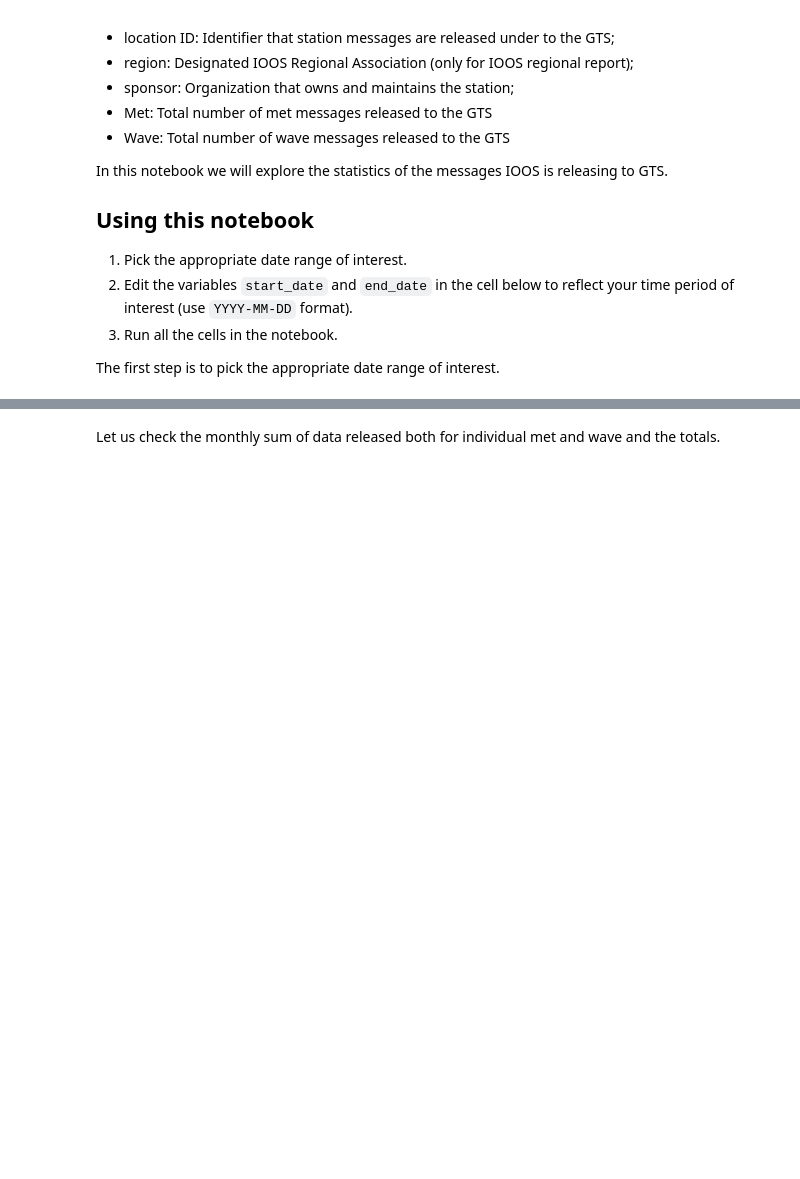
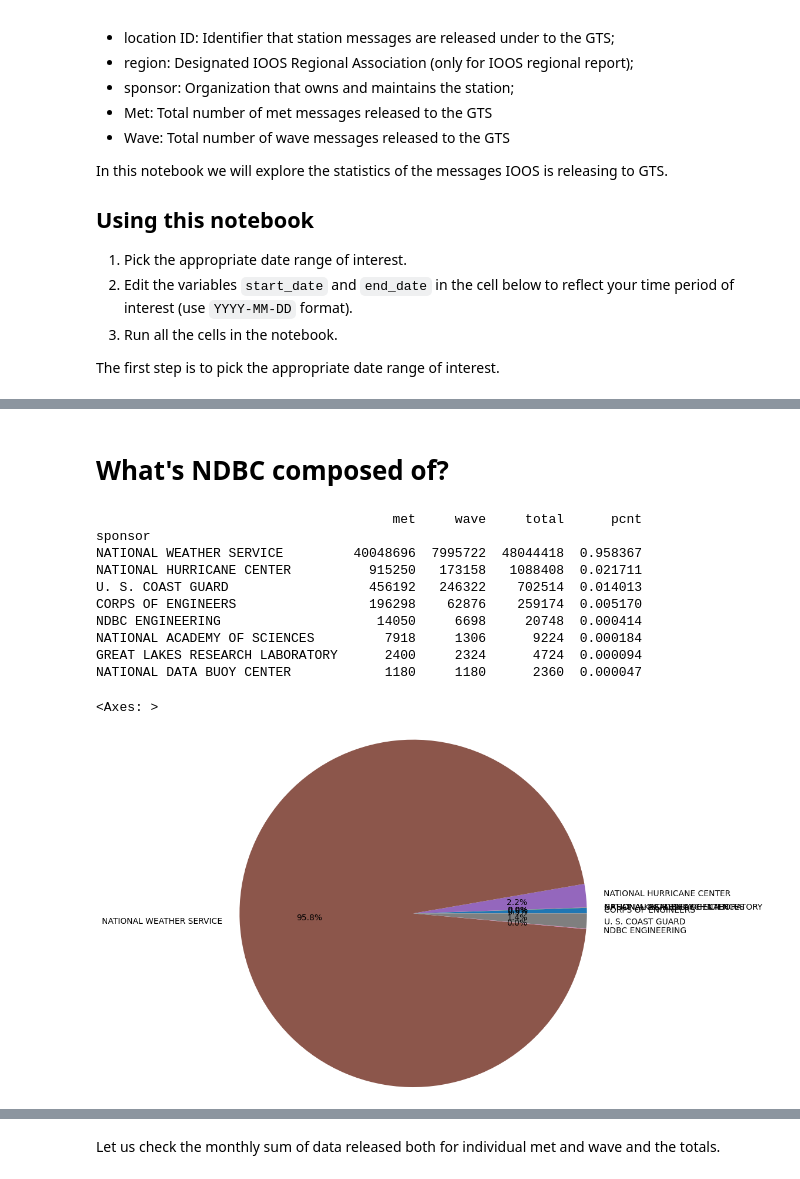
Before and after one commit to ioos/ioos_metrics, a Jupyter notebook: GTS_Totals_weather_act.ipynb, the cells around one changed output, grey strips where cells are left out. Cells and saved outputs as stored; diff of their text form; code cells hidden in the pictures; blank space fills up the shorter version.

```diff
--- a/GTS_Totals_weather_act.ipynb
+++ b/GTS_Totals_weather_act.ipynb
@@ -59,0 +102,28 @@ df_out.head()
+# %% [markdown]
+# What's NDBC composed of?
+# %%
+df_ndbc['total'] = df_ndbc['met'] + df_ndbc['wave']
+df_ndbc["time (UTC)"] = df_ndbc["time (UTC)"].dt.tz_localize(None)
+
+ndbc_group = df_ndbc.groupby(by=['sponsor'])
+
+grp = ndbc_group[['met','wave','total']].sum()
+
+grp_out = grp.assign(pcnt = grp['total'] / grp['total'].sum())
+
+print(grp_out.sort_values(by='pcnt', ascending=False))
+
+grp_out['total'].plot.pie(rotatelabels=False, autopct='%1.1f%%',ylabel='', textprops={'fontsize':10}, radius=2)
+# %% [output]
+                                      met     wave     total      pcnt
+sponsor
+NATIONAL WEATHER SERVICE         40048696  7995722  48044418  0.958367
+NATIONAL HURRICANE CENTER          915250   173158   1088408  0.021711
+U. S. COAST GUARD                  456192   246322    702514  0.014013
+CORPS OF ENGINEERS                 196298    62876    259174  0.005170
+NDBC ENGINEERING                    14050     6698     20748  0.000414
+NATIONAL ACADEMY OF SCIENCES         7918     1306      9224  0.000184
+GREAT LAKES RESEARCH LABORATORY      2400     2324      4724  0.000094
+NATIONAL DATA BUOY CENTER            1180     1180      2360  0.000047
+<Axes: >
+[figure, added]
```
Also changed, not shown: parts of 20 cells of this notebook.
